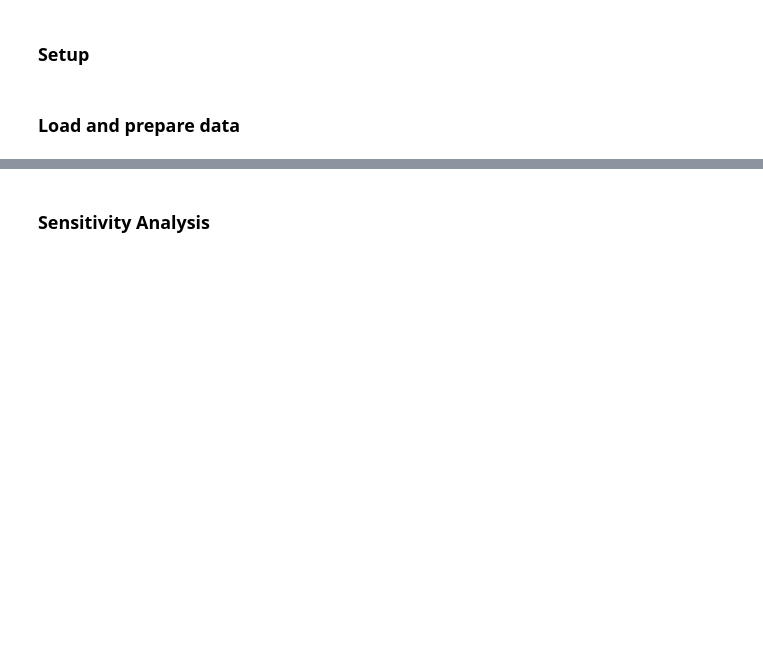
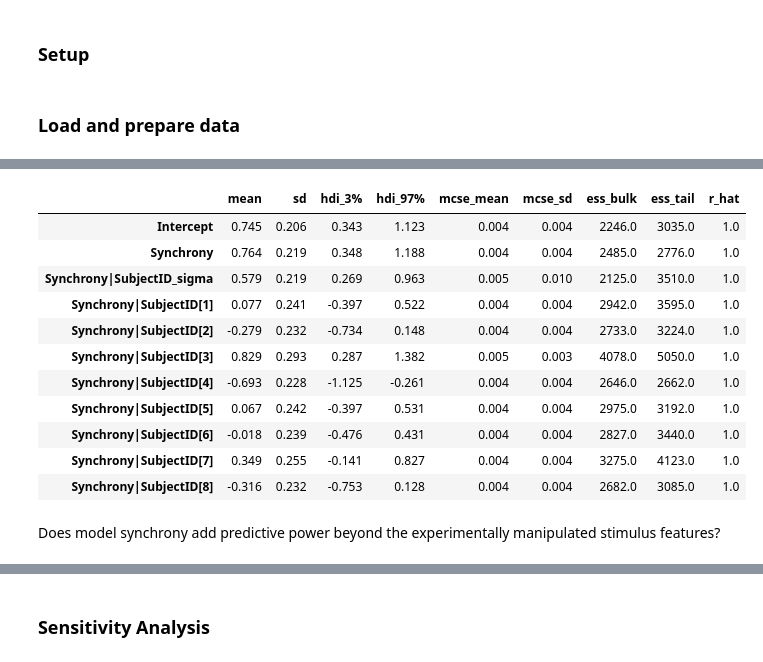
Before and after one commit to ccnmaastricht/NeuralSynchrony-FigureGround, a Jupyter notebook: notebooks/statistics_session1.ipynb, the cells around one changed output, grey strips where cells are left out. Saved outputs shown, nothing was run; the diff lists cells and outputs as text; code cells hidden in the pictures; blank space fills up the shorter version.

```diff
--- a/notebooks/statistics_session1.ipynb
+++ b/notebooks/statistics_session1.ipynb
@@ -181,0 +233,5 @@ print(table)
+# %%
+idata_sync = model_sync.fit(
+    draws=2000, tune=2000, target_accept=0.95,
+    idata_kwargs={"log_likelihood": True}, progressbar=False
+)
@@ -181,0 +268,17 @@ print(table)
+# %%
+az.summary(idata_sync, var_names=["sd", "r"], filter_vars="like")
+# %% [output]
+|  | mean | sd | hdi_3% | hdi_97% | mcse_mean | mcse_sd | ess_bulk | ess_tail | r_hat |
+| Intercept | 0.745 | 0.206 | 0.343 | 1.123 | 0.004 | 0.004 | 2246.0 | 3035.0 | 1.0 |
+| Synchrony | 0.764 | 0.219 | 0.348 | 1.188 | 0.004 | 0.004 | 2485.0 | 2776.0 | 1.0 |
+| Synchrony|SubjectID_sigma | 0.579 | 0.219 | 0.269 | 0.963 | 0.005 | 0.010 | 2125.0 | 3510.0 | 1.0 |
+| Synchrony|SubjectID[1] | 0.077 | 0.241 | -0.397 | 0.522 | 0.004 | 0.004 | 2942.0 | 3595.0 | 1.0 |
+| Synchrony|SubjectID[2] | -0.279 | 0.232 | -0.734 | 0.148 | 0.004 | 0.004 | 2733.0 | 3224.0 | 1.0 |
+| Synchrony|SubjectID[3] | 0.829 | 0.293 | 0.287 | 1.382 | 0.005 | 0.003 | 4078.0 | 5050.0 | 1.0 |
+| Synchrony|SubjectID[4] | -0.693 | 0.228 | -1.125 | -0.261 | 0.004 | 0.004 | 2646.0 | 2662.0 | 1.0 |
+| Synchrony|SubjectID[5] | 0.067 | 0.242 | -0.397 | 0.531 | 0.004 | 0.004 | 2975.0 | 3192.0 | 1.0 |
+| Synchrony|SubjectID[6] | -0.018 | 0.239 | -0.476 | 0.431 | 0.004 | 0.004 | 2827.0 | 3440.0 | 1.0 |
+| Synchrony|SubjectID[7] | 0.349 | 0.255 | -0.141 | 0.827 | 0.004 | 0.004 | 3275.0 | 4123.0 | 1.0 |
+| Synchrony|SubjectID[8] | -0.316 | 0.232 | -0.753 | 0.128 | 0.004 | 0.004 | 2682.0 | 3085.0 | 1.0 |
+# %% [markdown]
+Does model synchrony add predictive power beyond the experimentally manipulated stimulus features?
```
Also changed, not shown: parts of 24 cells of this notebook.
